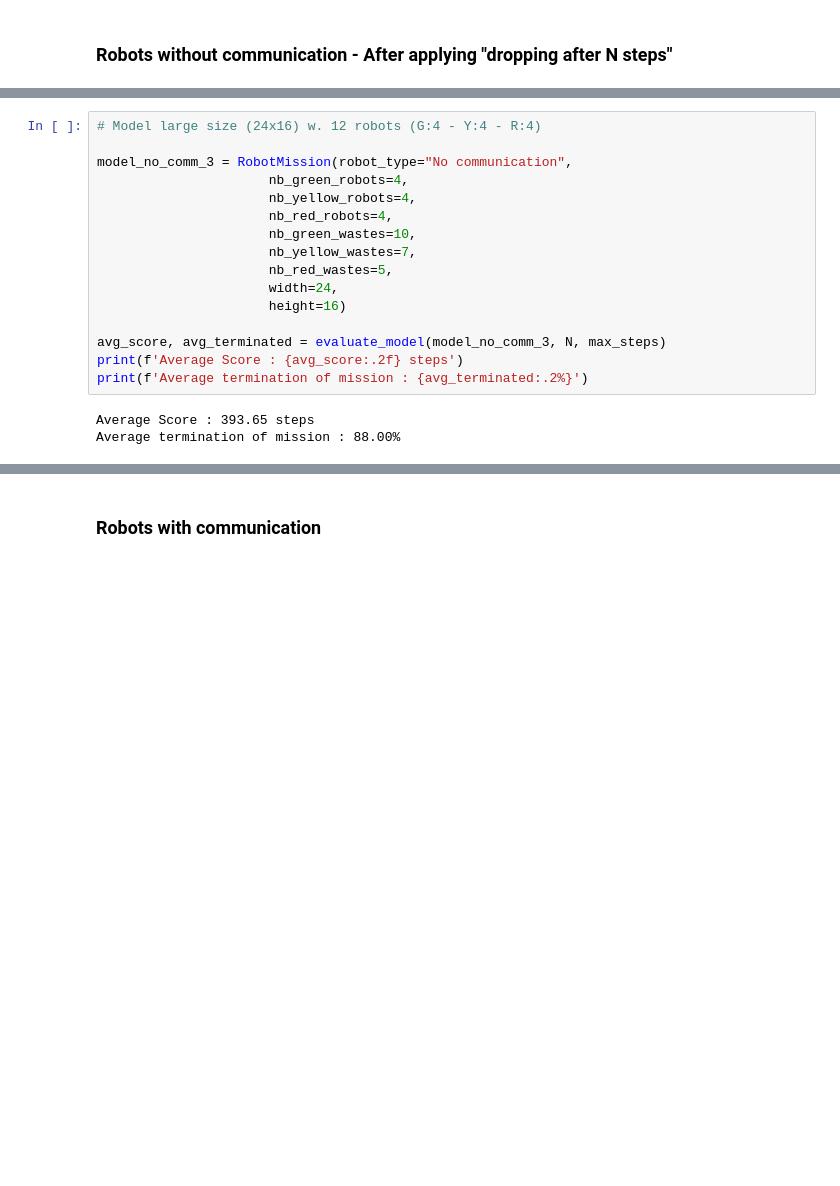
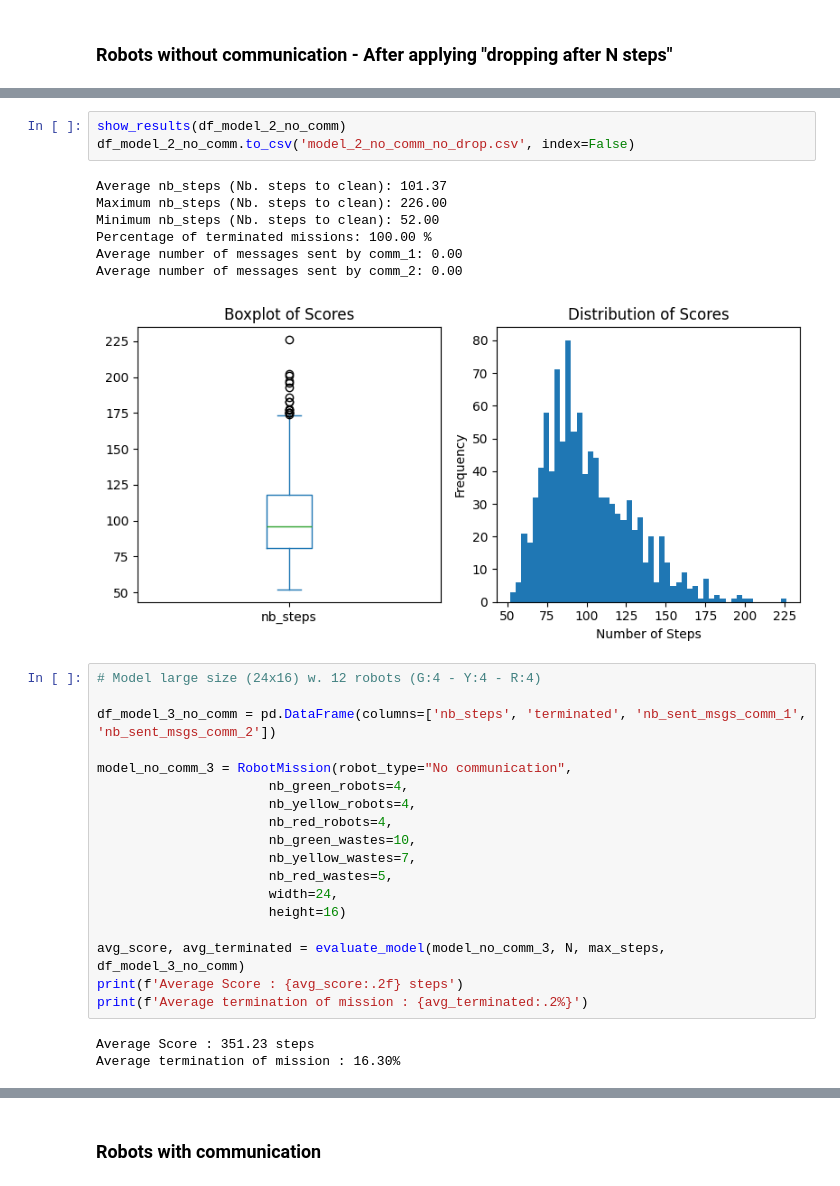
Before and after one commit to elbarhichi/Self-Organized-Multi-Agents-System, a Jupyter notebook: MAS_evaluation.ipynb, the cells around one changed output, grey strips where cells are left out. Drawn from its saved outputs; the diff is of its cells as text; blank space fills up the shorter version.

```diff
--- a/MAS_evaluation.ipynb
+++ b/MAS_evaluation.ipynb
@@ -155,6 +194,19 @@ Average Score : 95.27 steps
 Average termination of mission : 100.00%
+# %%
+show_results(df_model_2_no_comm)
+df_model_2_no_comm.to_csv('model_2_no_comm_no_drop.csv', index=False)
+# %% [output]
+Average nb_steps (Nb. steps to clean): 101.37
+Maximum nb_steps (Nb. steps to clean): 226.00
+Minimum nb_steps (Nb. steps to clean): 52.00
+Percentage of terminated missions: 100.00 %
+Average number of messages sent by comm_1: 0.00
+Average number of messages sent by comm_2: 0.00
+[figure, added]
 # %%
 # Model large size (24x16) w. 12 robots (G:4 - Y:4 - R:4)
+
+df_model_3_no_comm = pd.DataFrame(columns=['nb_steps', 'terminated', 'nb_sent_msgs_comm_1', 'nb_sent_msgs_comm_2'])
 
 model_no_comm_3 = RobotMission(robot_type="No communication",
                       nb_green_robots=4,
@@ -166,9 +218,9 @@ model_no_comm_3 = RobotMission(robot_type="No communication",
                       width=24,
                       height=16)
 
-avg_score, avg_terminated = evaluate_model(model_no_comm_3, N, max_steps)
+avg_score, avg_terminated = evaluate_model(model_no_comm_3, N, max_steps, df_model_3_no_comm)
 print(f'Average Score : {avg_score:.2f} steps')
 print(f'Average termination of mission : {avg_terminated:.2%}')
 # %% [output]
-Average Score : 393.65 steps
-Average termination of mission : 88.00%
+Average Score : 351.23 steps
+Average termination of mission : 16.30%
```
Also changed, not shown: parts of 14 cells of this notebook, 2 other files.
